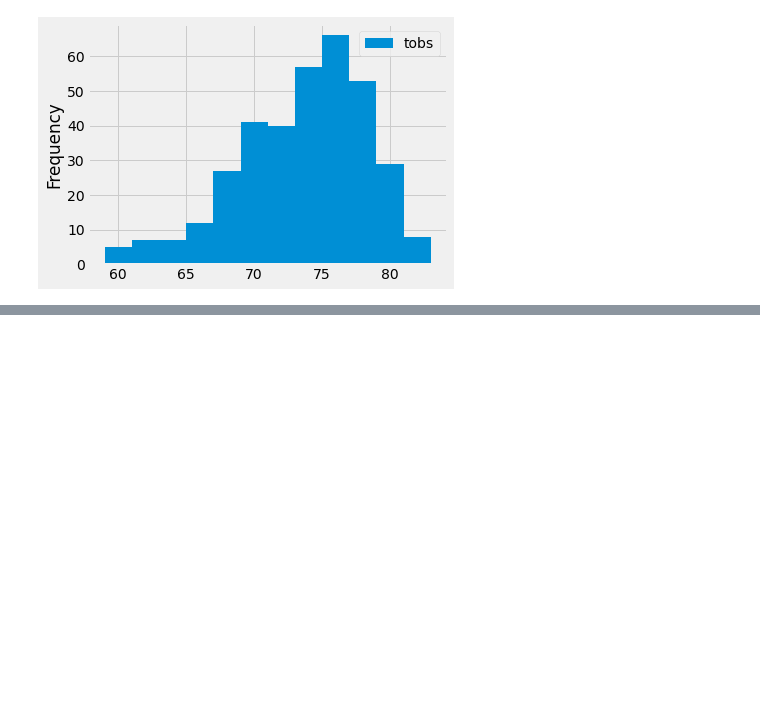
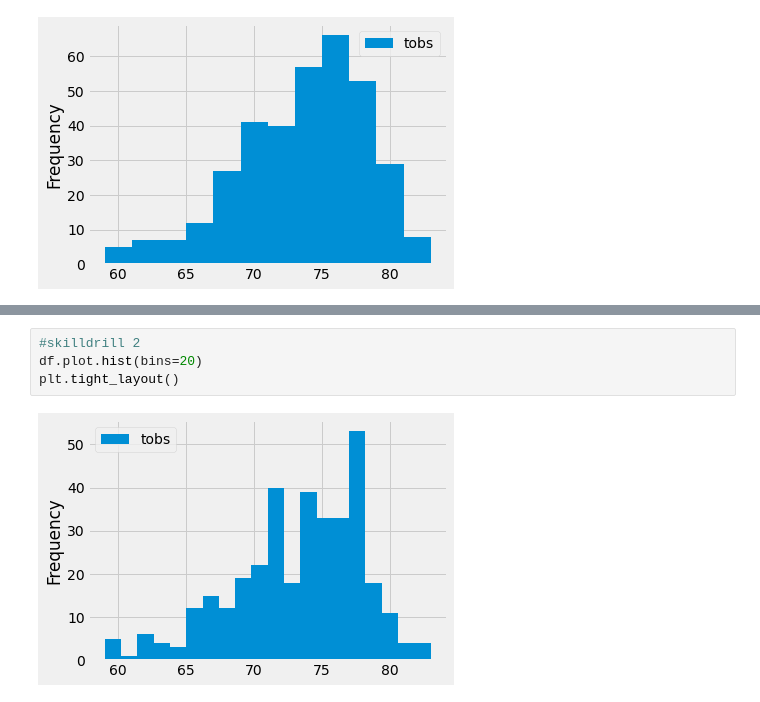
Before and after one commit to SPLT19/surfs_up, a Jupyter notebook: sqllite_setup.ipynb, the cells around one changed output, grey strips where cells are left out. Saved outputs shown, nothing was run; the diff lists cells and outputs as text; blank space fills up the shorter version.

```diff
--- a/sqllite_setup.ipynb
+++ b/sqllite_setup.ipynb
@@ -261,0 +268,6 @@ plt.tight_layout()
+# %%
+#skilldrill 2
+df.plot.hist(bins=20)
+plt.tight_layout()
+# %% [output]
+[figure, added]
```
Also changed, not shown: parts of 4 cells of this notebook, 1 other file.
